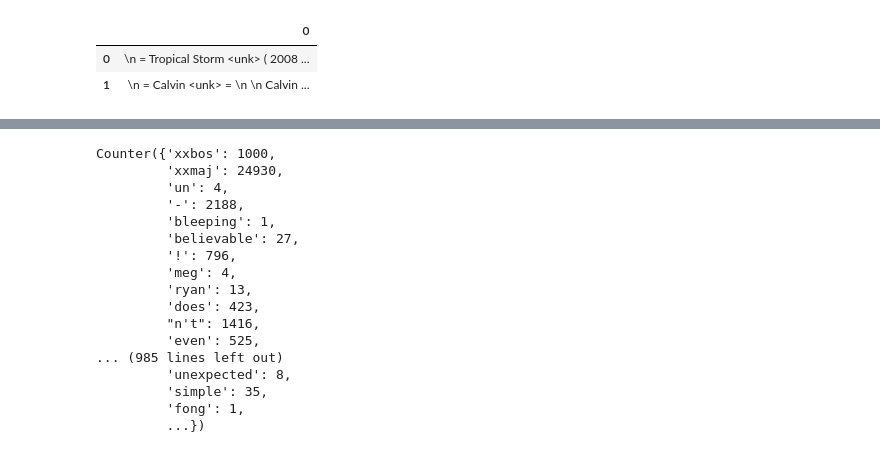
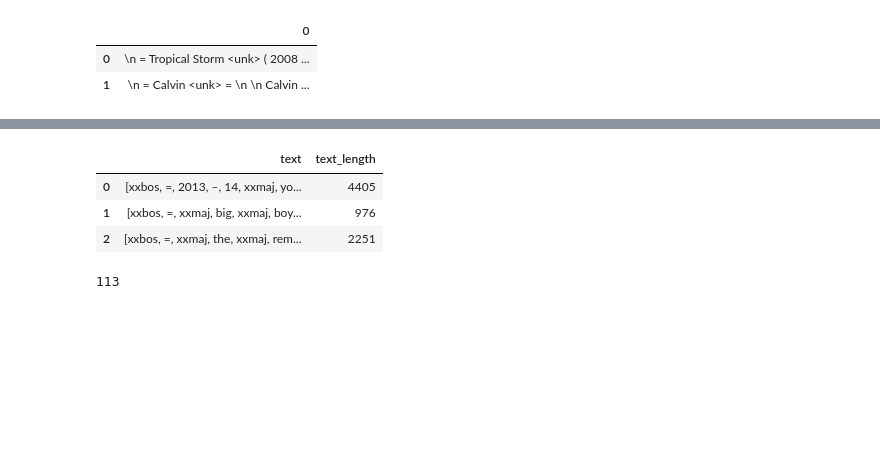
Before and after one commit to PacktPublishing/Deep-Learning-with-fastai-Cookbook, a Jupyter notebook: ch2/examining_text_datasets.ipynb, the cells around one changed output, grey strips where cells are left out. Cells and saved outputs as stored; diff of their text form; code cells hidden in the pictures; blank space fills up the shorter version.

Commit message:
text data notebook updated

```diff
--- a/ch2/examining_text_datasets.ipynb
+++ b/ch2/examining_text_datasets.ipynb
@@ -69,0 +55,4 @@ df_tok, count = tokenize_df(df,['text'])
+# %%
+# create a combined dataframe for tokenization
+df_combined = pd.concat([df_train,df_test])
+df_combined.head(2)
@@ -69,0 +72,4 @@ df_tok, count = tokenize_df(df,['text'])
+# %%
+# get the tokens and tokenk counts for the combined dataframe
+# df[df.columns[2]]
+df_tok, count = tokenize_df(df_combined,[df_combined.columns[0]])
@@ -70,20 +78,11 @@ df_tok, count = tokenize_df(df,['text'])
+# %%
+df_tok.head(3)
+# %% [output]
+|  | text | text_length |
+| 0 | [xxbos, =, 2013, –, 14, xxmaj, yo... | 4405 |
+| 1 | [xxbos, =, xxmaj, big, xxmaj, boy... | 976 |
+| 2 | [xxbos, =, xxmaj, the, xxmaj, rem... | 2251 |
 # %%
-count
+count['prepared']
 # %% [output]
-Counter({'xxbos': 1000,
-         'xxmaj': 24930,
-         'un': 4,
-         '-': 2188,
-         'bleeping': 1,
-         'believable': 27,
-         '!': 796,
-         'meg': 4,
-         'ryan': 13,
-         'does': 423,
-         "n't": 1416,
-         'even': 525,
-... (985 lines left out)
-         'unexpected': 8,
-         'simple': 35,
-         'fong': 1,
-         ...})
+113
```
Also changed, not shown: parts of 18 cells of this notebook, 1 other file.
